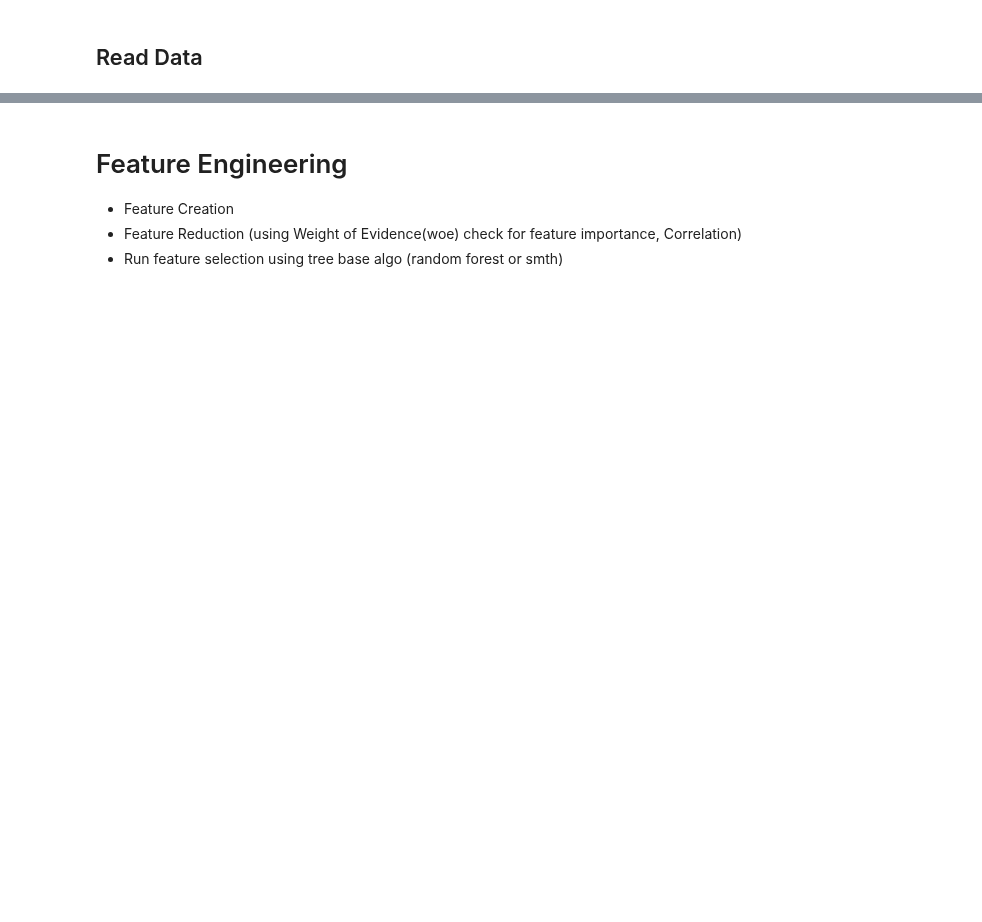
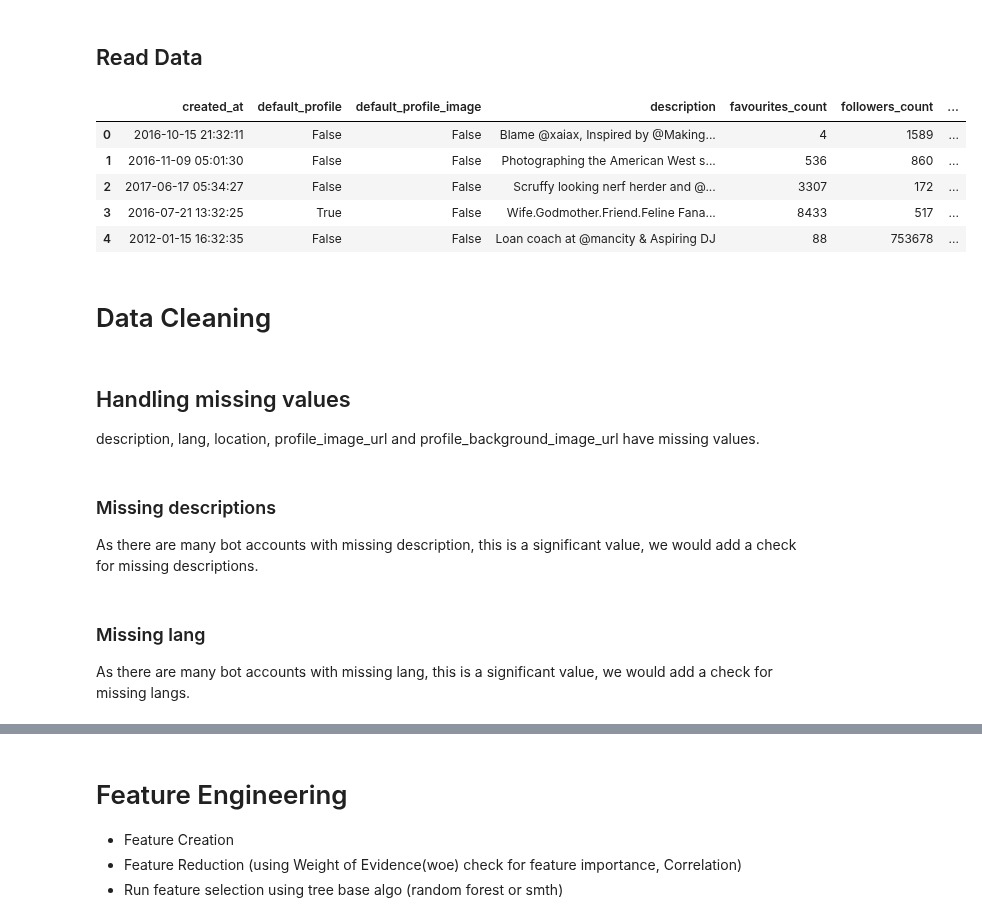
Before and after one commit to wennwei/bt4222, a Jupyter notebook: 3_preprocessing.ipynb, the cells around one changed output, grey strips where cells are left out. Cells and saved outputs as stored; diff of their text form; code cells hidden in the pictures; blank space fills up the shorter version.

```diff
--- a/3_preprocessing.ipynb
+++ b/3_preprocessing.ipynb
@@ -3,14 +3,33 @@
 # %%
 # Import Libraries and Data
 import pandas as pd
 from sklearn.model_selection import train_test_split
 import sklearn
 import scorecardpy as sc
+import seaborn as sns
+import matplotlib.pyplot as plt
 import warnings
 import re
 from datetime import datetime
 
 warnings.simplefilter(action='ignore', category=FutureWarning)
 
-df = pd.read_csv("source data/twitter_human_bots_dataset.csv")
+df = pd.read_csv("source data/twitter_human_bots_dataset.csv", index_col=0)
 df.head()
+# %% [output]
+|  | created_at | default_profile | default_profile_image | description | favourites_count | followers_count | ... |
+| 0 | 2016-10-15 21:32:11 | False | False | Blame @xaiax, Inspired by @Making... | 4 | 1589 | ... |
+| 1 | 2016-11-09 05:01:30 | False | False | Photographing the American West s... | 536 | 860 | ... |
+| 2 | 2017-06-17 05:34:27 | False | False | Scruffy looking nerf herder and @... | 3307 | 172 | ... |
+| 3 | 2016-07-21 13:32:25 | True | False | Wife.Godmother.Friend.Feline Fana... | 8433 | 517 | ... |
+| 4 | 2012-01-15 16:32:35 | False | False | Loan coach at @mancity & Aspiring DJ | 88 | 753678 | ... |
+# %% [markdown]
+# Data Cleaning
+# %% [markdown]
+## Handling missing values
+
+description, lang, location, profile_image_url and profile_background_image_url have missing values.
+# %% [markdown]
+### Missing descriptions
+
+As there are many bot accounts with missing description, this is a significant value, we would add a check for missing descriptions.
@@ -16,0 +40,4 @@ df.head()
+# %% [markdown]
+### Missing lang
+
+As there are many bot accounts with missing lang, this is a significant value, we would add a check for missing langs.
```
Also changed, not shown: parts of 17 cells of this notebook, 1 other file.
